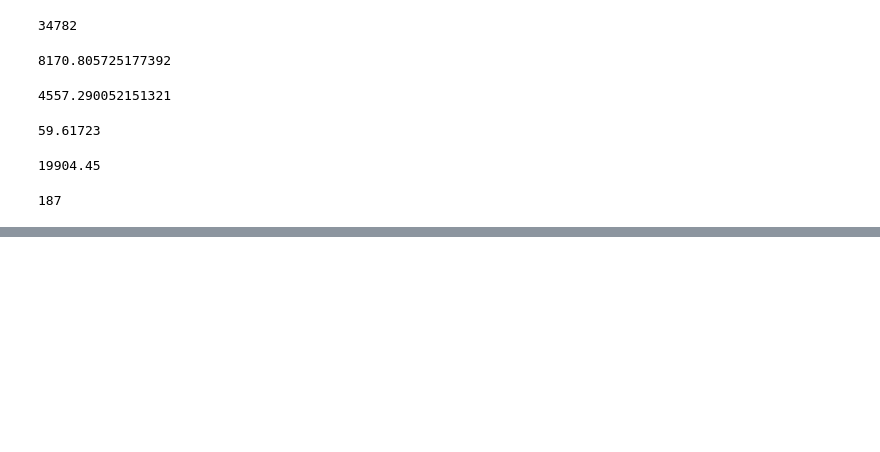
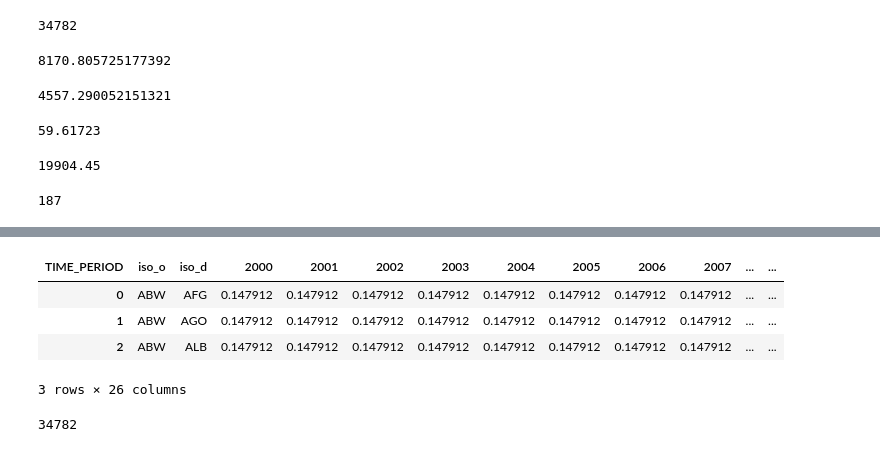
Before and after one commit to TAD600/Global_Cultural_Trade_Network, a Jupyter notebook: 02_eda/05_data_pruning_&_summary_statistics.ipynb, the cells around one changed output, grey strips where cells are left out. Drawn from its saved outputs; the diff is of its cells as text; code cells hidden in the pictures; blank space fills up the shorter version.

```diff
--- a/02_eda/05_data_pruning_&_summary_statistics.ipynb
+++ b/02_eda/05_data_pruning_&_summary_statistics.ipynb
@@ -803,2 +846,16 @@ attribute2000_2023.to_csv("../data/cleaned/attributes2000_2023.csv", encoding =
+# %%
+res_r = trade.pivot_table(index = ['iso_o', 'iso_d'], columns = 'TIME_PERIOD', values = 'residual_r', fill_value = 0).reset_index()
+# %%
+res_r.head(3)
+# %% [output]
+| TIME_PERIOD | iso_o | iso_d | 2000 | 2001 | 2002 | 2003 | 2004 | 2005 | 2006 | 2007 | ... | ... |
+| 0 | ABW | AFG | 0.147912 | 0.147912 | 0.147912 | 0.147912 | 0.147912 | 0.147912 | 0.147912 | 0.147912 | ... | ... |
+| 1 | ABW | AGO | 0.147912 | 0.147912 | 0.147912 | 0.147912 | 0.147912 | 0.147912 | 0.147912 | 0.147912 | ... | ... |
+| 2 | ABW | ALB | 0.147912 | 0.147912 | 0.147912 | 0.147912 | 0.147912 | 0.147912 | 0.147912 | 0.147912 | ... | ... |
+3 rows × 26 columns
+# %%
+res_r.shape[0]
+# %% [output]
+34782
 # %%
 trade.to_csv("../data/cleaned/trade.csv", encoding = 'utf-8', index = False)
```
Also changed, not shown: parts of 14 cells of this notebook, 26 other files.
